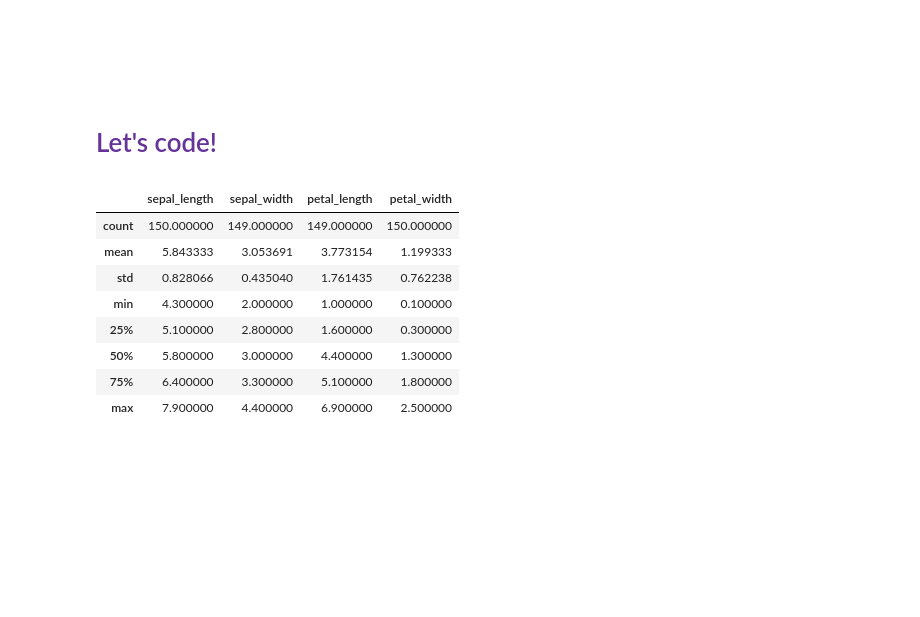
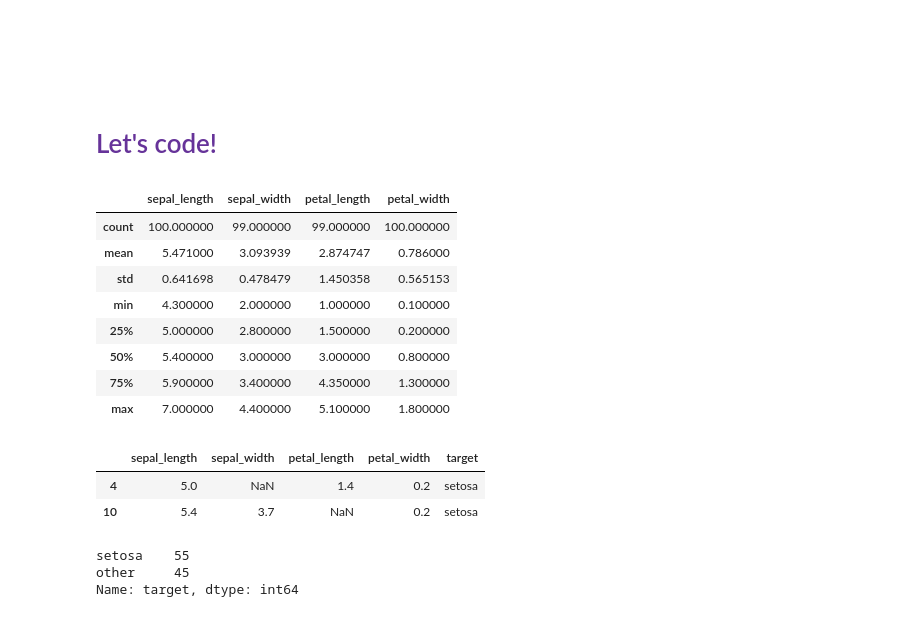
Before and after one commit to ja-nguyen/rcs-sklearn_workshop, a Jupyter notebook: Day2_1_DecisionTree.ipynb, the cells around one changed output. Saved outputs shown, nothing was run; the diff lists cells and outputs as text; code cells hidden in the pictures; blank space fills up the shorter version.

```diff
--- a/Day2_1_DecisionTree.ipynb
+++ b/Day2_1_DecisionTree.ipynb
@@ -77,15 +83,27 @@ import matplotlib.pyplot as plt
 import seaborn as sns
 import sklearn
 # %%
-df = pd.read_csv('datasets/iris.csv')
+df = pd.read_csv('datasets/iris_binary.csv')
 df.describe()
 # %% [output]
 |  | sepal_length | sepal_width | petal_length | petal_width |
-| count | 150.000000 | 149.000000 | 149.000000 | 150.000000 |
-| mean | 5.843333 | 3.053691 | 3.773154 | 1.199333 |
-| std | 0.828066 | 0.435040 | 1.761435 | 0.762238 |
+| count | 100.000000 | 99.000000 | 99.000000 | 100.000000 |
+| mean | 5.471000 | 3.093939 | 2.874747 | 0.786000 |
+| std | 0.641698 | 0.478479 | 1.450358 | 0.565153 |
 | min | 4.300000 | 2.000000 | 1.000000 | 0.100000 |
-| 25% | 5.100000 | 2.800000 | 1.600000 | 0.300000 |
-| 50% | 5.800000 | 3.000000 | 4.400000 | 1.300000 |
-| 75% | 6.400000 | 3.300000 | 5.100000 | 1.800000 |
-| max | 7.900000 | 4.400000 | 6.900000 | 2.500000 |
+| 25% | 5.000000 | 2.800000 | 1.500000 | 0.200000 |
+| 50% | 5.400000 | 3.000000 | 3.000000 | 0.800000 |
+| 75% | 5.900000 | 3.400000 | 4.350000 | 1.300000 |
+| max | 7.000000 | 4.400000 | 5.100000 | 1.800000 |
+# %%
+df[df.isna().any(axis=1)]
+# %% [output]
+|  | sepal_length | sepal_width | petal_length | petal_width | target |
+| 4 | 5.0 | NaN | 1.4 | 0.2 | setosa |
+| 10 | 5.4 | 3.7 | NaN | 0.2 | setosa |
+# %%
+df['target'].value_counts()
+# %% [output]
+setosa    55
+other     45
+Name: target, dtype: int64
```
Also changed, not shown: parts of 28 cells of this notebook, 6 other files.
